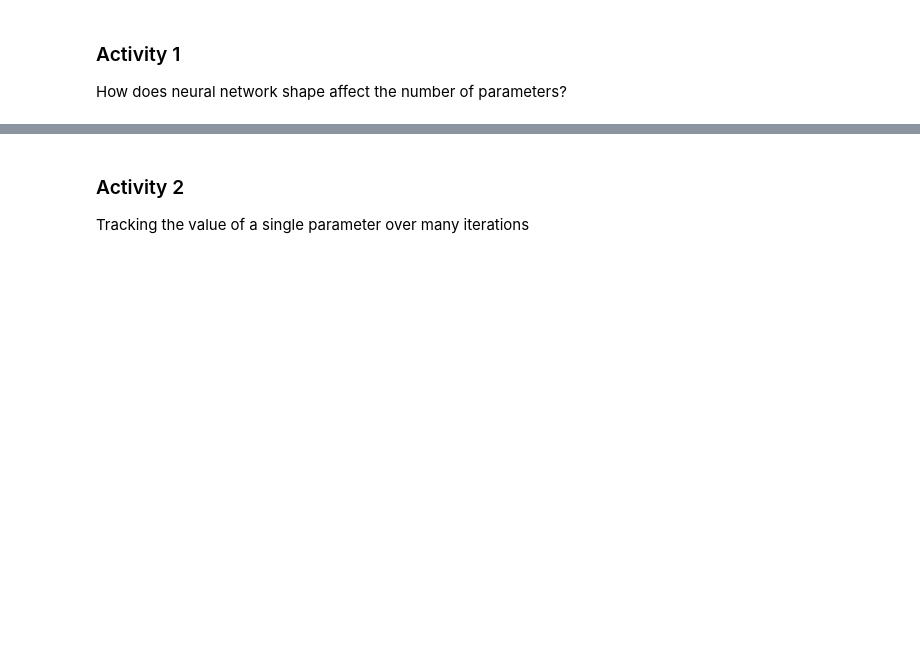
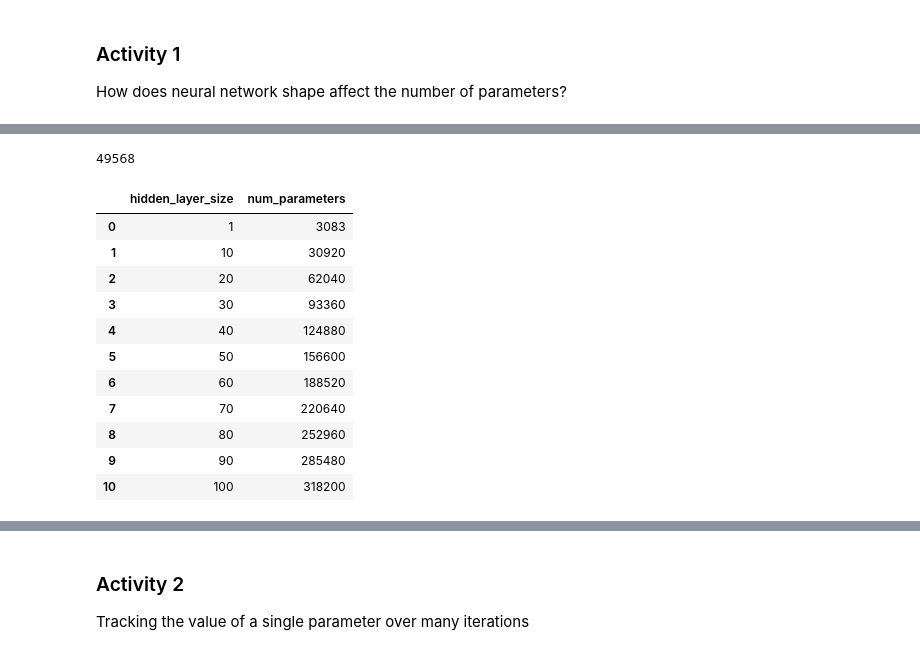
Before and after one commit to UH-MBBE/BE-491-Lecture-22, a Jupyter notebook: L22_notes.ipynb, the cells around one changed output, grey strips where cells are left out. Cells and saved outputs as stored; diff of their text form; code cells hidden in the pictures; blank space fills up the shorter version.

```diff
--- a/L22_notes.ipynb
+++ b/L22_notes.ipynb
@@ -155,5 +331,66 @@ How does neural network shape affect the number of parameters?
+# %%
+# Write a function that takes in a list of hidden layer sizes and
+# returns the total number of parameters in the model
+
+def count_parameters(hidden_layer_sizes):
+    # Initialize the model
+    model = MLPClassifier(
+      hidden_layer_sizes=hidden_layer_sizes,
+      max_iter=1,
+    )
+
+    # train model to generate coefs_ array
+    model.fit(X_train, y_train)
+
+    sum_params = 0
+    for weights, biases in zip(model.coefs_, model.intercepts_):
+
+        # first sum the weights
+        flat_weights = weights.flatten()
+        num_weights = len(flat_weights)
+
+        # then sum the biases
+        flat_biases = biases.flatten()
+        num_biases = len(flat_biases)
+
+
+        sum_params += num_weights
+
+    return sum_params
+
+# Test the function
+count_parameters((16,16))
+# %% [output]
+49568
 # %%
 # Use a loop to fill a dataframe with the number of parameters for models with
 # two hidden layers with sizes ranging from 1 to 100, in increments of 10
+
+hidden_layer_sizes = list(range(0, 101, 10))
+hidden_layer_sizes[0] = 1
+
+data = {}
+
+for size in hidden_layer_sizes:
+    params = count_parameters((size, size))
+
+    data[size] = params
+
+data_df = pd.DataFrame(data.items(), columns=['hidden_layer_size', 'num_parameters'])
+
+data_df
+# %% [output]
+|  | hidden_layer_size | num_parameters |
+| 0 | 1 | 3083 |
+| 1 | 10 | 30920 |
+| 2 | 20 | 62040 |
+| 3 | 30 | 93360 |
+| 4 | 40 | 124880 |
+| 5 | 50 | 156600 |
+| 6 | 60 | 188520 |
+| 7 | 70 | 220640 |
+| 8 | 80 | 252960 |
+| 9 | 90 | 285480 |
+| 10 | 100 | 318200 |
 # %%
 # Plot the number of parameters as a function of the size of the hidden layers
```
Also changed, not shown: parts of 23 cells of this notebook.
